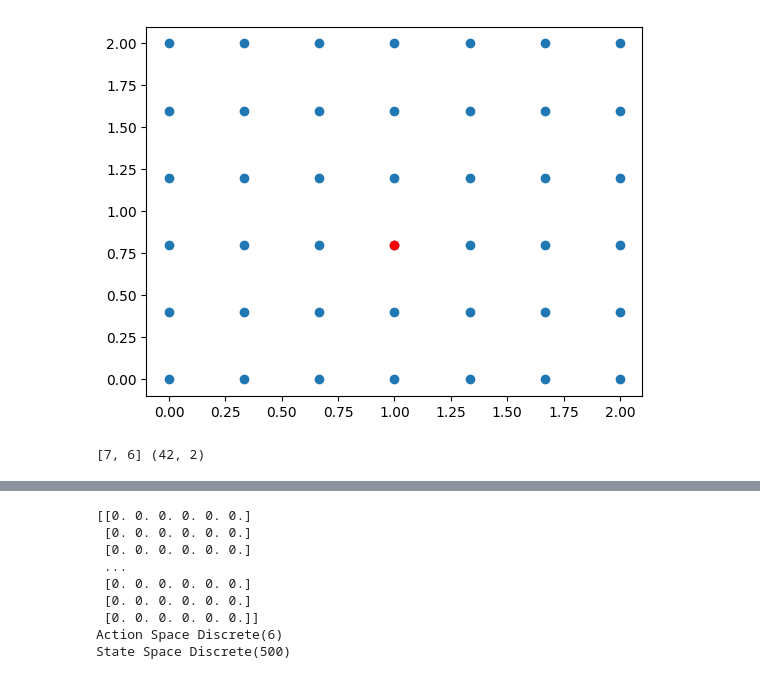
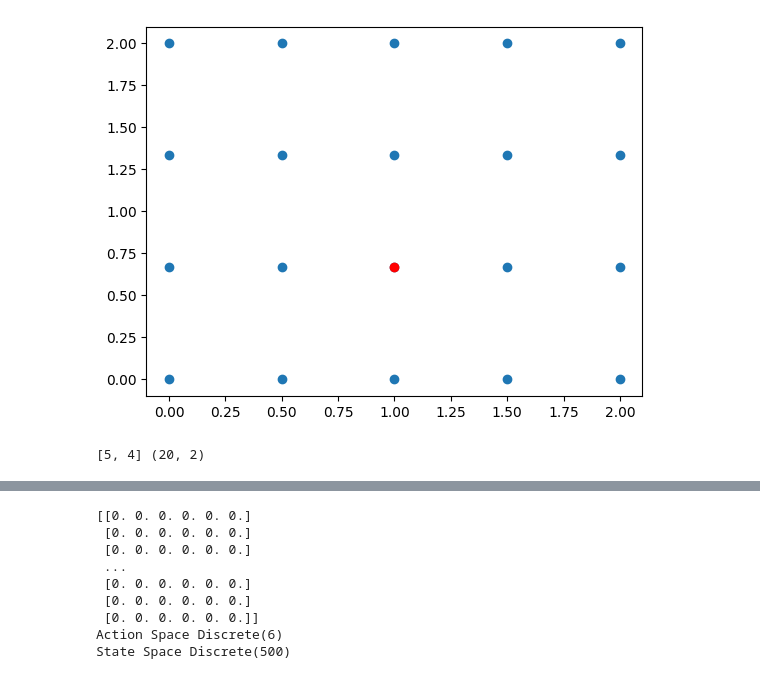
Before and after one commit to FXKevinK/iotlab-ed, a Jupyter notebook: test.ipynb, the cells around one changed output, grey strips where cells are left out. Drawn from its saved outputs; the diff is of its cells as text; code cells hidden in the pictures.

```diff
--- a/test.ipynb
+++ b/test.ipynb
@@ -3,7 +3,7 @@ from sklearn.preprocessing import MinMaxScaler
 import numpy as np
 from matplotlib import pyplot as plt
 # %%
-nodes = 42
+nodes = 20
 
 shape = []
 loop_n = int(np.sqrt(nodes))
@@ -26,33 +26,33 @@ else:
 
 assert len(shape) == 2
 km = 2
 center_x = np.ceil(shape[0] / 2)
 center_y = np.ceil(shape[1] / 2)
 
 grid = []
 available_position = []
 counter = 0
 for row in range(1, shape[0] + 1):
     for col in range(1, shape[1] + 1):
         grid.append([row, col])
         counter += 1
         if row == center_x and col == center_y:
             continue
         available_position.append(counter)
 
 grid = np.array(grid)
-scaler = MinMaxScaler(feature_range=(0,2))
+scaler = MinMaxScaler(feature_range=(0,km))
 scaler.fit(grid)
 
 grid_ = scaler.transform(grid)
 [[center_x, center_y]] = scaler.transform([[center_x, center_y]])
 
 x, y = grid_.T
 plt.scatter(x,y)
 plt.scatter(center_x,center_y,color='r')
 plt.show()
 
 print(shape, grid_.shape)
 # %% [output]
-[figure, old version]
+[figure, new version]
-[7, 6] (42, 2)
+[5, 4] (20, 2)
```
Also changed, not shown: parts of 4 cells of this notebook, 16 other files.
